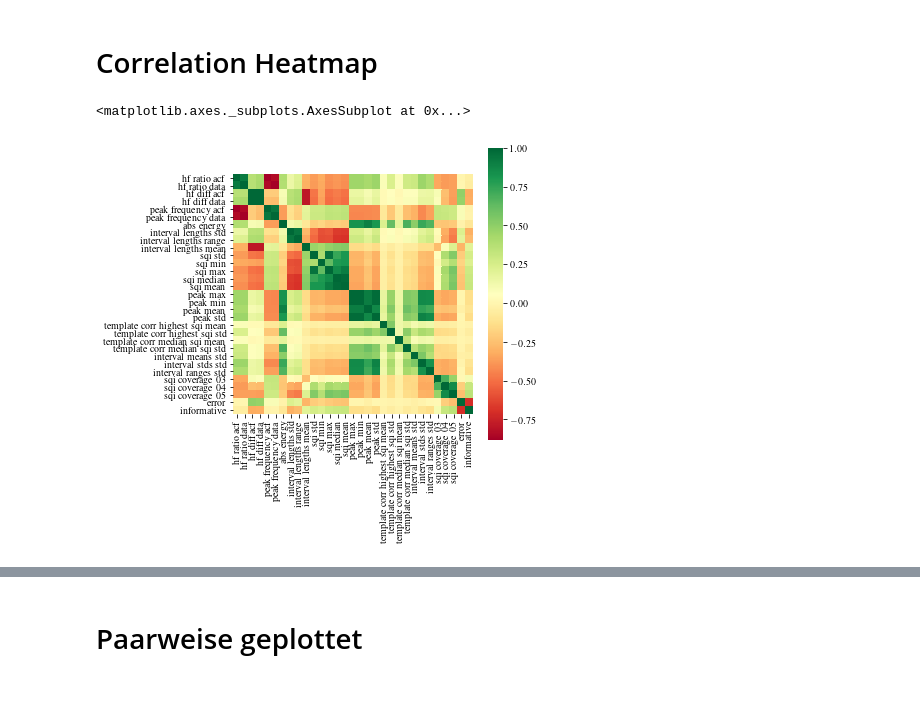
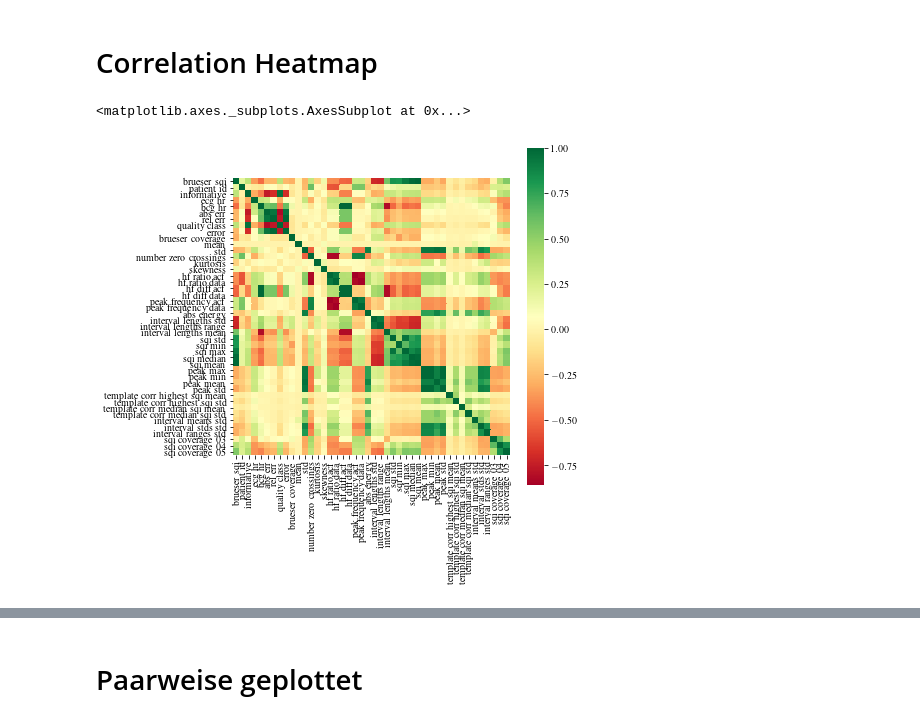
Before and after one commit to Zianor/Bachelorarbeit, a Jupyter notebook: Implementation/src/notebooks/own_features.ipynb, the cells around one changed output, grey strips where cells are left out. Saved outputs shown, nothing was run; the diff lists cells and outputs as text; code cells hidden in the pictures; blank space fills up the shorter version.

```diff
--- a/Implementation/src/notebooks/own_features.ipynb
+++ b/Implementation/src/notebooks/own_features.ipynb
@@ -44,12 +38,12 @@ y_test = y_test.loc[x_test.index]
 # Correlation Heatmap
 # %%
 width, _ = utils.get_plt_normal_size()
-plt.figure(figsize=(width*1.3, width*1.3))
+plt.figure(figsize=(width*1.5, width*1.5))
 
-sns.heatmap(df_new.loc[x_train.index].corr(), square=True, cmap ="RdYlGn", xticklabels=True, yticklabels=True)
+sns.heatmap(df.loc[x_train.index].corr(), square=True, cmap ="RdYlGn", xticklabels=True, yticklabels=True)
 # %% [output]
 <matplotlib.axes._subplots.AxesSubplot at 0x...>
-[figure, old version]
+[figure, new version]
 # %%
 corr_colls = eda_utils.get_correlated_columns(features, 0.95)
 corr_colls
```
Also changed, not shown: parts of 18 cells of this notebook.
